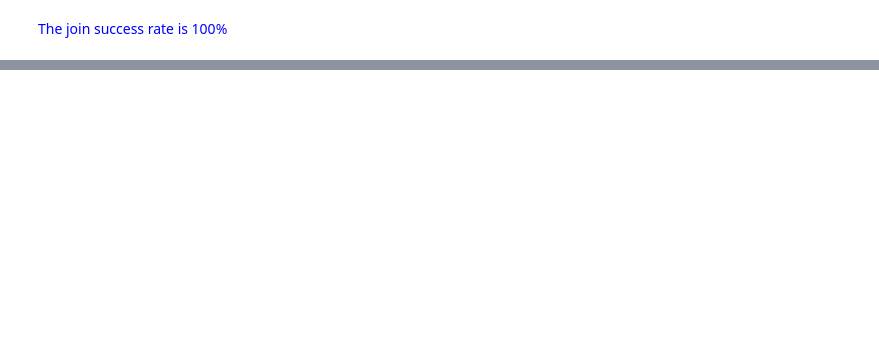
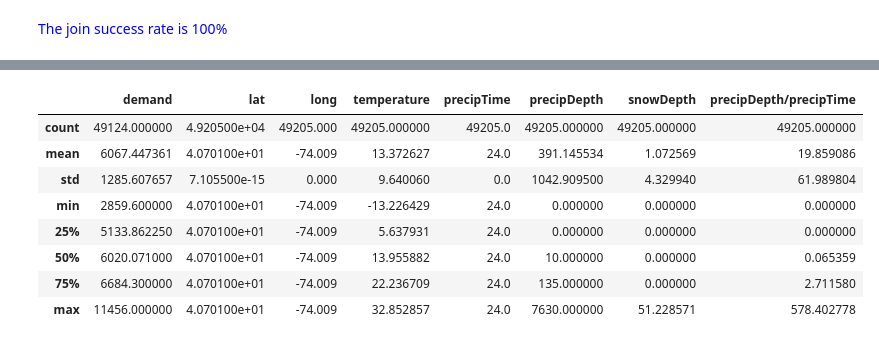
Before and after one commit to Azure/OpenDatasetsNotebooks, a Jupyter notebook: tutorials/energy-join/01-energy-join-weather-in-pandas.ipynb, the cells around one changed output, grey strips where cells are left out. Saved outputs shown, nothing was run; the diff lists cells and outputs as text; code cells hidden in the pictures; blank space fills up the shorter version.

```diff
--- a/tutorials/energy-join/01-energy-join-weather-in-pandas.ipynb
+++ b/tutorials/energy-join/01-energy-join-weather-in-pandas.ipynb
@@ -182,0 +230,12 @@ memory usage: 3.8+ MB
+# %%
+all.describe()
+# %% [output]
+|  | demand | lat | long | temperature | precipTime | precipDepth | snowDepth | precipDepth/precipTime |
+| count | 49124.000000 | 4.920500e+04 | 49205.000 | 49205.000000 | 49205.0 | 49205.000000 | 49205.000000 | 49205.000000 |
+| mean | 6067.447361 | 4.070100e+01 | -74.009 | 13.372627 | 24.0 | 391.145534 | 1.072569 | 19.859086 |
+| std | 1285.607657 | 7.105500e-15 | 0.000 | 9.640060 | 0.0 | 1042.909500 | 4.329940 | 61.989804 |
+| min | 2859.600000 | 4.070100e+01 | -74.009 | -13.226429 | 24.0 | 0.000000 | 0.000000 | 0.000000 |
+| 25% | 5133.862250 | 4.070100e+01 | -74.009 | 5.637931 | 24.0 | 0.000000 | 0.000000 | 0.000000 |
+| 50% | 6020.071000 | 4.070100e+01 | -74.009 | 13.955882 | 24.0 | 10.000000 | 0.000000 | 0.065359 |
+| 75% | 6684.300000 | 4.070100e+01 | -74.009 | 22.236709 | 24.0 | 135.000000 | 0.000000 | 2.711580 |
+| max | 11456.000000 | 4.070100e+01 | -74.009 | 32.852857 | 24.0 | 7630.000000 | 51.228571 | 578.402778 |
```
Also changed, not shown: parts of 7 cells of this notebook.
